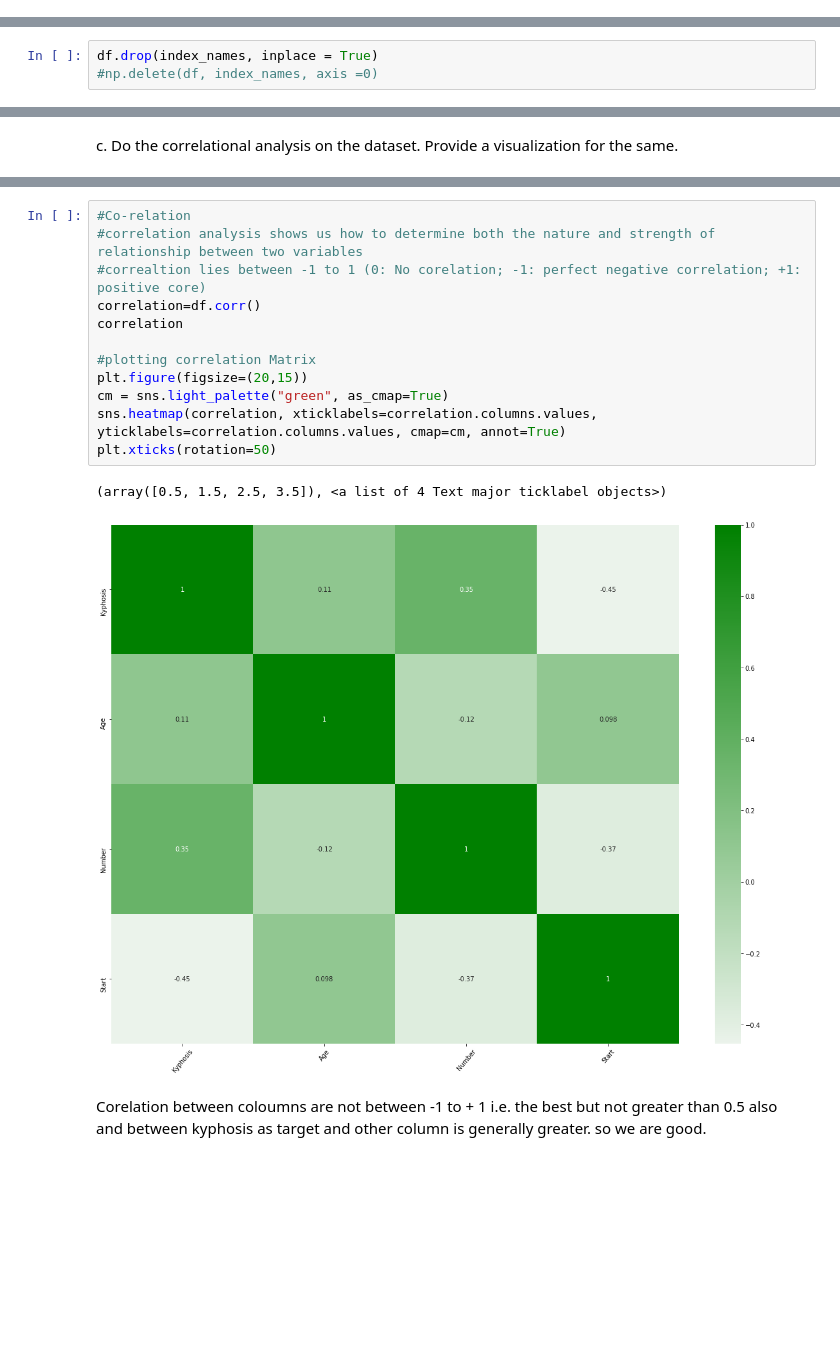
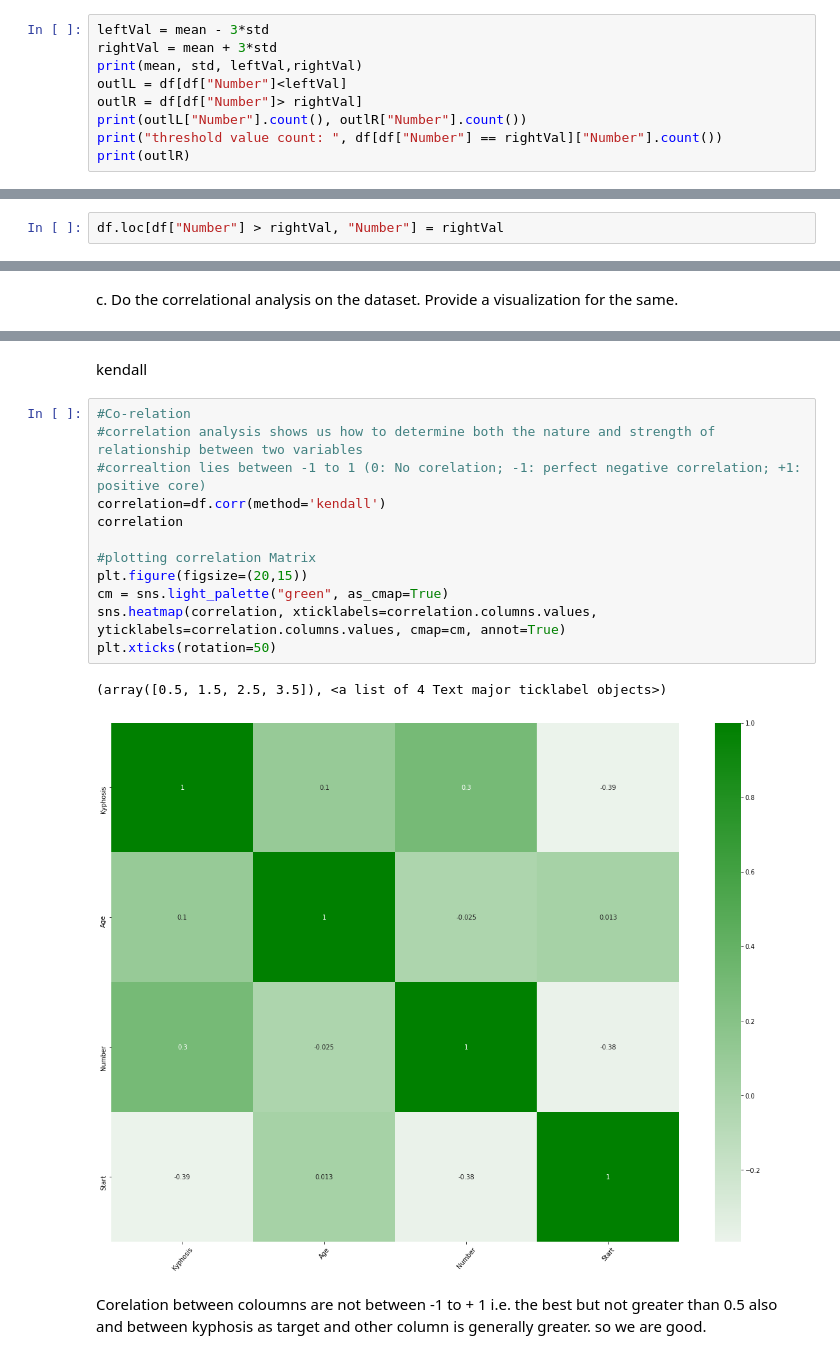
Before and after one commit to arindamdeyofficial/vertebraeSurgeryRiskFactor, a Jupyter notebook: Group307_kyphosis.ipynb, the cells around one changed output, grey strips where cells are left out. Cells and saved outputs as stored; diff of their text form; blank space fills up the shorter version.

```diff
--- a/Group307_kyphosis.ipynb
+++ b/Group307_kyphosis.ipynb
@@ -283,0 +284,9 @@ This 2 are really unrealistic Age people live according to age also and as per s
+# %%
+leftVal = mean - 3*std
+rightVal = mean + 3*std
+print(mean, std, leftVal,rightVal)
+outlL = df[df["Number"]<leftVal]
+outlR = df[df["Number"]> rightVal]
+print(outlL["Number"].count(), outlR["Number"].count())
+print("threshold value count: ", df[df["Number"] == rightVal]["Number"].count())
+print(outlR)
@@ -283,0 +300,2 @@ This 2 are really unrealistic Age people live according to age also and as per s
+# %%
+df.loc[df["Number"] > rightVal, "Number"] = rightVal
@@ -291,3 +314,0 @@ Now we will not drop the record rather will do outlier treatment
-# %%
-df.drop(index_names, inplace = True)
-#np.delete(df, index_names, axis =0)
@@ -371,17 +394,19 @@ c.	Do the correlational analysis on the dataset. Provide a visualization for the
+# %% [markdown]
+kendall
 # %%
 #Co-relation
 #correlation analysis shows us how to determine both the nature and strength of relationship between two variables
 #correaltion lies between -1 to 1 (0: No corelation; -1: perfect negative correlation; +1: positive core)
-correlation=df.corr()
+correlation=df.corr(method='kendall')
 correlation
 
 #plotting correlation Matrix
 plt.figure(figsize=(20,15))
 cm = sns.light_palette("green", as_cmap=True)
 sns.heatmap(correlation, xticklabels=correlation.columns.values, yticklabels=correlation.columns.values, cmap=cm, annot=True)
 plt.xticks(rotation=50)
 # %% [output]
 (array([0.5, 1.5, 2.5, 3.5]), <a list of 4 Text major ticklabel objects>)
-[figure, old version]
+[figure, new version]
 # %% [markdown]
 Corelation between coloumns are not between -1 to + 1 i.e. the best but not greater than 0.5 also and between kyphosis as target and other column is generally greater. so we are good.
```
Also changed, not shown: parts of 15 cells of this notebook.
